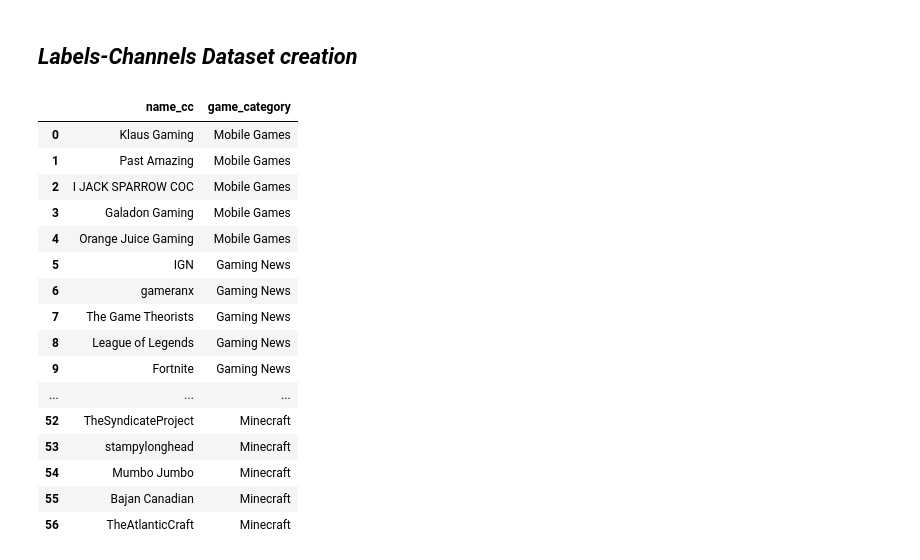
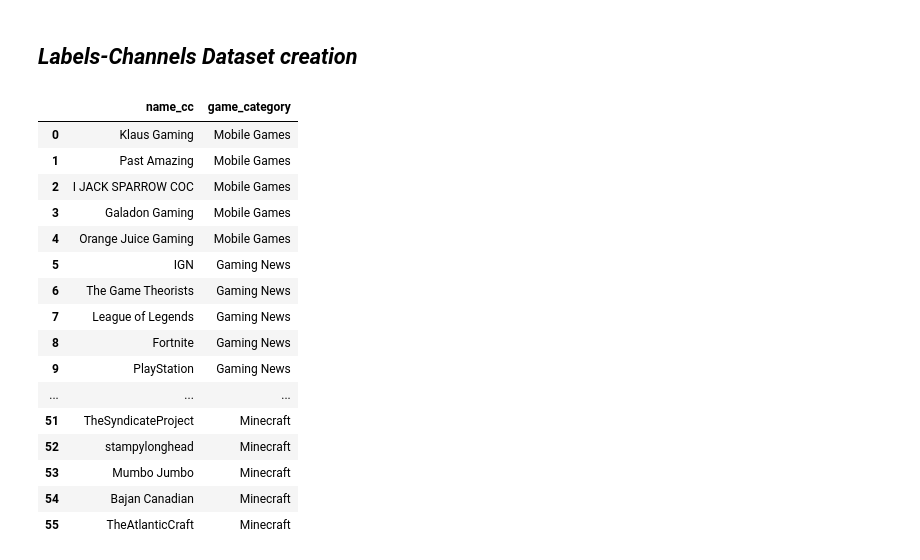
Before and after one commit to epfl-ada/ada-2023-project-analyticavengers2023, a Jupyter notebook: preprocessing.ipynb, the cells around one changed output. Saved outputs shown, nothing was run; the diff lists cells and outputs as text; code cells hidden in the pictures.

```diff
--- a/preprocessing.ipynb
+++ b/preprocessing.ipynb
@@ -25,50 +25,50 @@ pd.options.plotting.backend = "plotly"
 # Channel names and their respective game categories
 channels_data = {
     'name_cc': ['Klaus Gaming', 'Past Amazing', 'I JACK SPARROW COC', 'Galadon Gaming', 'Orange Juice Gaming',
-                'IGN', 'gameranx', 'The Game Theorists', 'League of Legends', 'Fortnite', 'PlayStation',
+                'IGN', 'The Game Theorists', 'League of Legends', 'Fortnite', 'PlayStation',
                 'Rockstar Games', 'Clash Royale', 'Clash of Clans',
                 'LispyJimmy', 'speedyw03', 'KjraGaming', 'XpertThief', 'DarkViperAU',
                 'Pianta', 'SkinSpotlights', 'KingStix', 'Trick2G', 'MagikarpUsedFly',
                 'Miniminter', 'Castro1021', 'NepentheZ', 'AA9skillz', 'ZwebackHD', 'bateson87',
                 'MrDalekJD', 'FaZe Clan', 'RaidAway', 'TheXclusiveAce', 'TheGamingRevolution',
                 'Ninja', 'Ali-A', 'Lachlan', 'LazarBeam', 'Tfue', 'BCC Trolling', 'Muselk',
                 'aLexBY11', 'Ceeday', 'Shroud', 'Fitz',
                 'DanTDM', 'PopularMMOs', 'SSundee', 'Logdotzip', 'Sky Does Everything',
                 'CaptainSparklez', 'TheSyndicateProject', 'stampylonghead', 'Mumbo Jumbo',
                 'Bajan Canadian', 'TheAtlanticCraft'],
     'game_category': ['Mobile Games'] * 5 +
-                     ['Gaming News'] * 9 +
+                     ['Gaming News'] * 8 +
                      ['GTA'] * 5 +
                      ['LOL'] * 5 +
                      ['FIFA'] * 6 +
                      ['COD'] * 5 +
                      ['Fortnite'] * 11 +
                      ['Minecraft'] * 11
 }
 
 # Create the DataFrame
 gaming_channels_df = pd.DataFrame(channels_data)
 
 # Display the DataFrame
 display(gaming_channels_df)
 # %% [output]
 |  | name_cc | game_category |
 | 0 | Klaus Gaming | Mobile Games |
 | 1 | Past Amazing | Mobile Games |
 | 2 | I JACK SPARROW COC | Mobile Games |
 | 3 | Galadon Gaming | Mobile Games |
 | 4 | Orange Juice Gaming | Mobile Games |
 | 5 | IGN | Gaming News |
-| 6 | gameranx | Gaming News |
-| 7 | The Game Theorists | Gaming News |
-| 8 | League of Legends | Gaming News |
-| 9 | Fortnite | Gaming News |
+| 6 | The Game Theorists | Gaming News |
+| 7 | League of Legends | Gaming News |
+| 8 | Fortnite | Gaming News |
+| 9 | PlayStation | Gaming News |
 | ... | ... | ... |
-| 52 | TheSyndicateProject | Minecraft |
-| 53 | stampylonghead | Minecraft |
-| 54 | Mumbo Jumbo | Minecraft |
-| 55 | Bajan Canadian | Minecraft |
-| 56 | TheAtlanticCraft | Minecraft |
+| 51 | TheSyndicateProject | Minecraft |
+| 52 | stampylonghead | Minecraft |
+| 53 | Mumbo Jumbo | Minecraft |
+| 54 | Bajan Canadian | Minecraft |
+| 55 | TheAtlanticCraft | Minecraft |
 # %%
 count_per_game = gaming_channels_df['game_category'].value_counts().reset_index()
 ax = count_per_game.plot(kind='bar', x='game_category', y='count', color='game_category')
```
